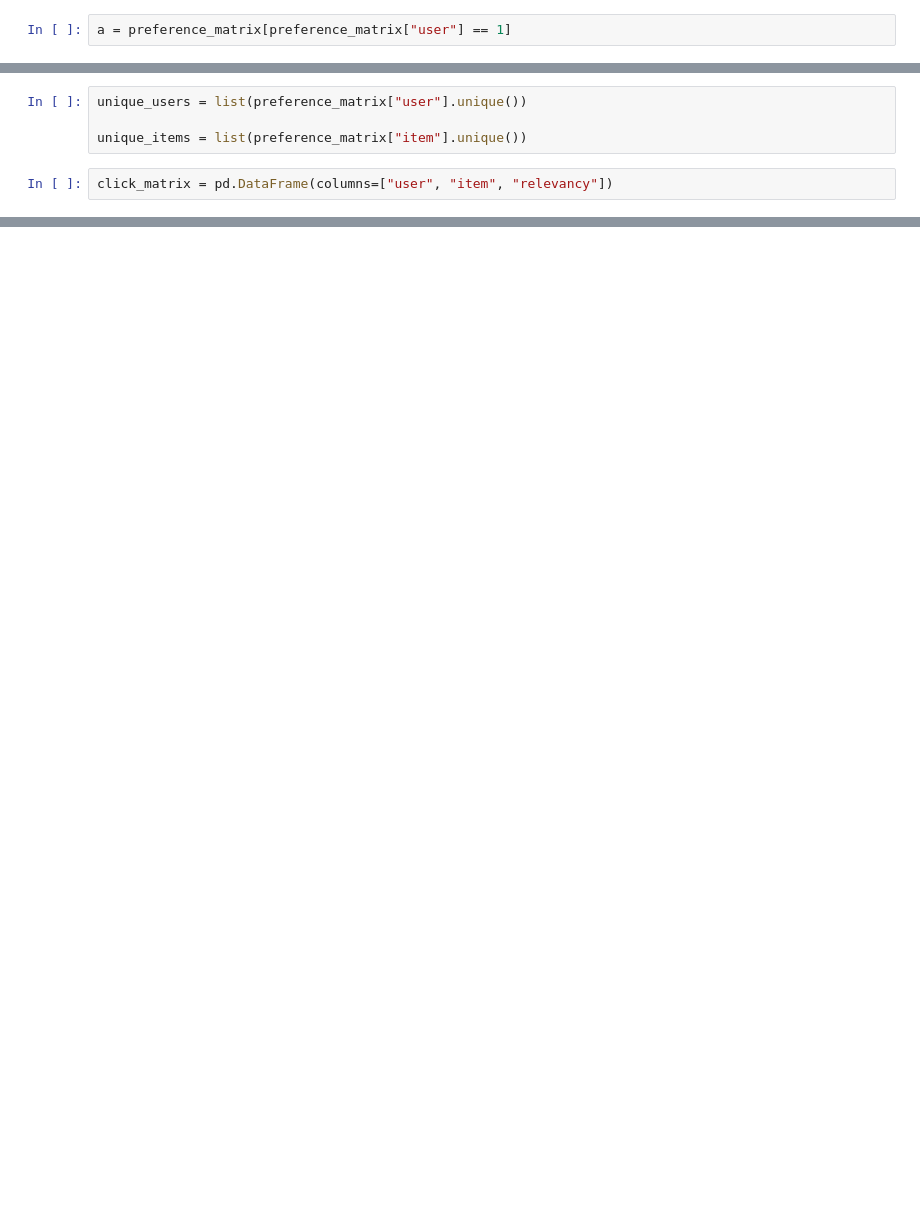
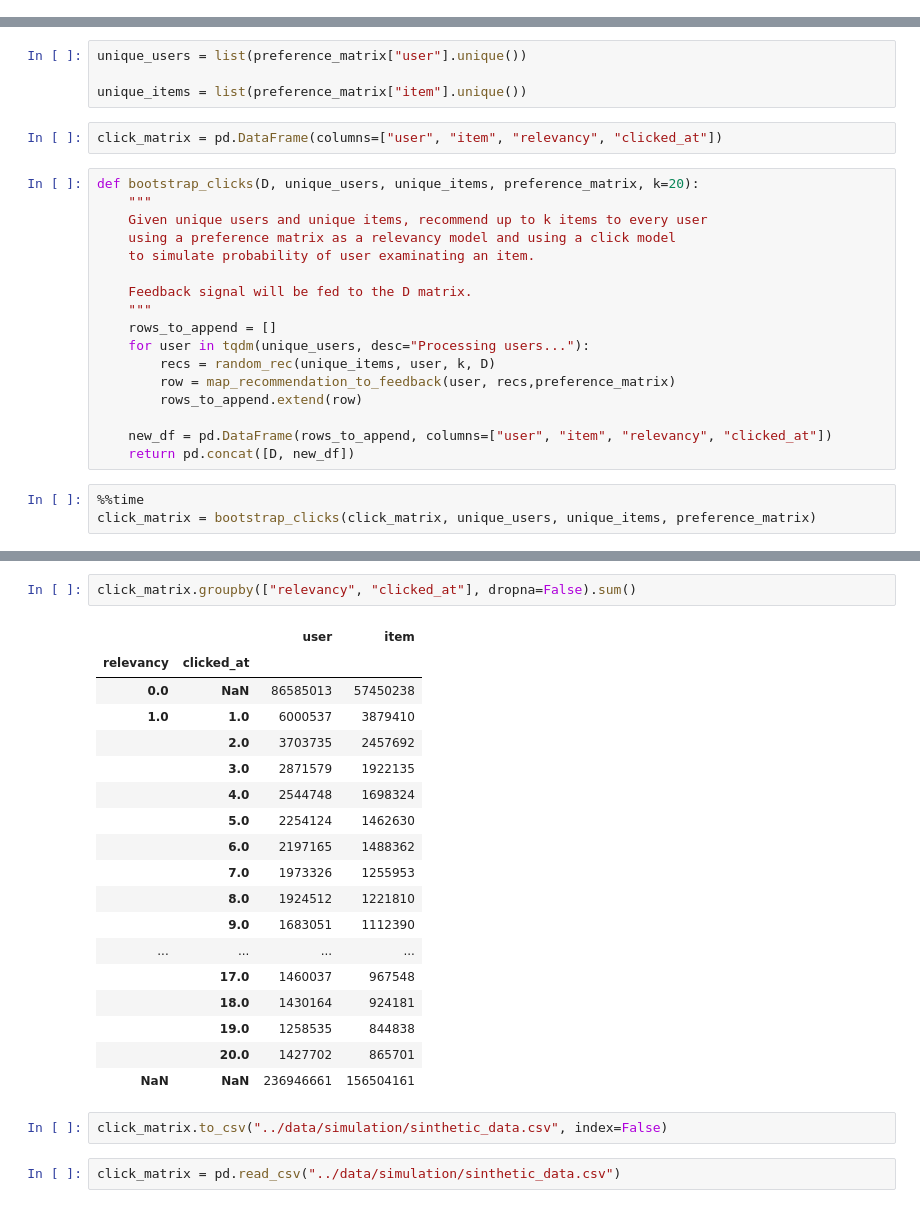
Before and after one commit to caiotda/dynamicTasteDistortion, a Jupyter notebook: simulation/01-bootstrap_user_preferences.ipynb, the cells around one changed output, grey strips where cells are left out. Cells and saved outputs as stored; diff of their text form; blank space fills up the shorter version.

Commit message:
Adapts bootrapping of semi-sintehtic user preferences to handle binary  data

```diff
--- a/simulation/01-bootstrap_user_preferences.ipynb
+++ b/simulation/01-bootstrap_user_preferences.ipynb
@@ -73,2 +75,0 @@ preference_matrix
-# %%
-a = preference_matrix[preference_matrix["user"] == 1]
@@ -81,4 +78,24 @@ unique_users = list(preference_matrix["user"].unique())
 
 unique_items = list(preference_matrix["item"].unique())
 # %%
-click_matrix = pd.DataFrame(columns=["user", "item", "relevancy"])
+click_matrix = pd.DataFrame(columns=["user", "item", "relevancy", "clicked_at"])
+# %%
+def bootstrap_clicks(D, unique_users, unique_items, preference_matrix, k=20):
+    """
+    Given unique users and unique items, recommend up to k items to every user
+    using a preference matrix as a relevancy model and using a click model
+    to simulate probability of user examinating an item.
+
+    Feedback signal will be fed to the D matrix.
+    """
+    rows_to_append = []
+    for user in tqdm(unique_users, desc="Processing users..."):
+        recs = random_rec(unique_items, user, k, D)
+        row = map_recommendation_to_feedback(user, recs,preference_matrix)
+        rows_to_append.extend(row)
+
+    new_df = pd.DataFrame(rows_to_append, columns=["user", "item", "relevancy", "clicked_at"])
+    return pd.concat([D, new_df])
+# %%
+%%time
+click_matrix = bootstrap_clicks(click_matrix, unique_users, unique_items, preference_matrix)
@@ -84,0 +121,25 @@ click_matrix = pd.DataFrame(columns=["user", "item", "relevancy"])
+# %%
+click_matrix.groupby(["relevancy", "clicked_at"], dropna=False).sum()
+# %% [output]
+|  |  | user | item |
+| relevancy | clicked_at |  |  |
+| 0.0 | NaN | 86585013 | 57450238 |
+| 1.0 | 1.0 | 6000537 | 3879410 |
+|  | 2.0 | 3703735 | 2457692 |
+|  | 3.0 | 2871579 | 1922135 |
+|  | 4.0 | 2544748 | 1698324 |
+|  | 5.0 | 2254124 | 1462630 |
+|  | 6.0 | 2197165 | 1488362 |
+|  | 7.0 | 1973326 | 1255953 |
+|  | 8.0 | 1924512 | 1221810 |
+|  | 9.0 | 1683051 | 1112390 |
+| ... | ... | ... | ... |
+|  | 17.0 | 1460037 | 967548 |
+|  | 18.0 | 1430164 | 924181 |
+|  | 19.0 | 1258535 | 844838 |
+|  | 20.0 | 1427702 | 865701 |
+| NaN | NaN | 236946661 | 156504161 |
+# %%
+click_matrix.to_csv("../data/simulation/sinthetic_data.csv", index=False)
+# %%
+click_matrix = pd.read_csv("../data/simulation/sinthetic_data.csv")
```
Also changed, not shown: parts of 9 cells of this notebook, 1 other file.
